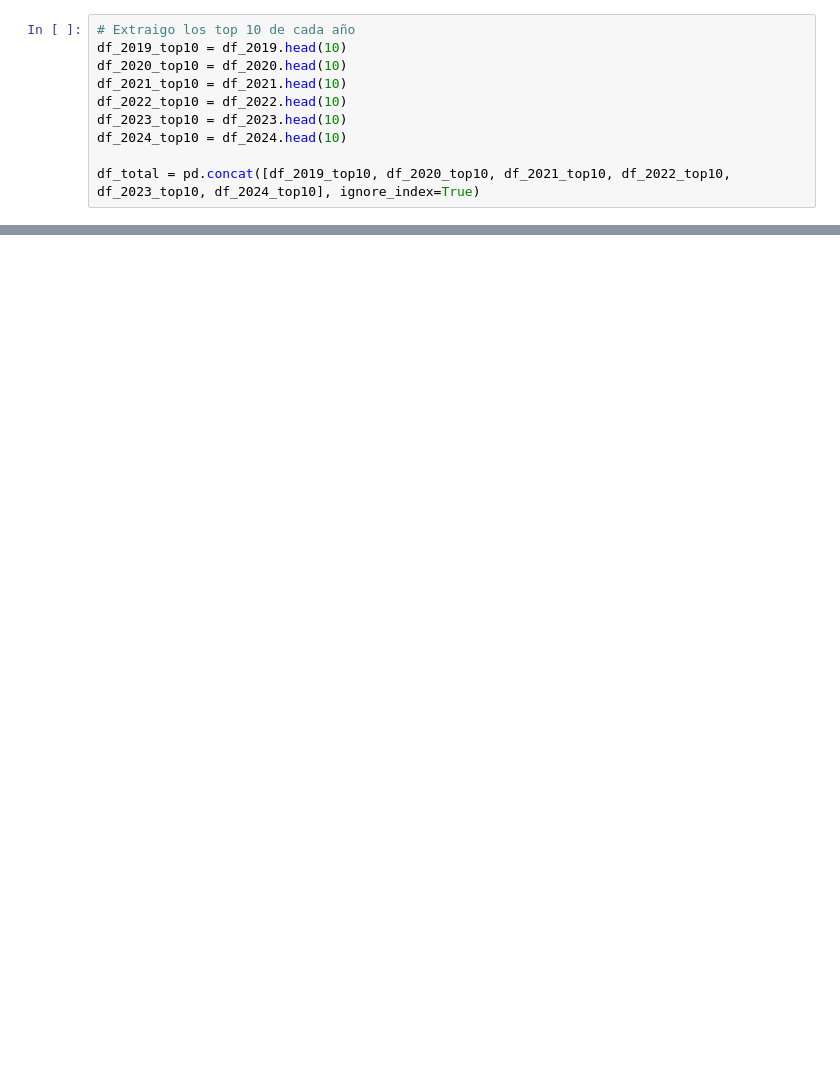
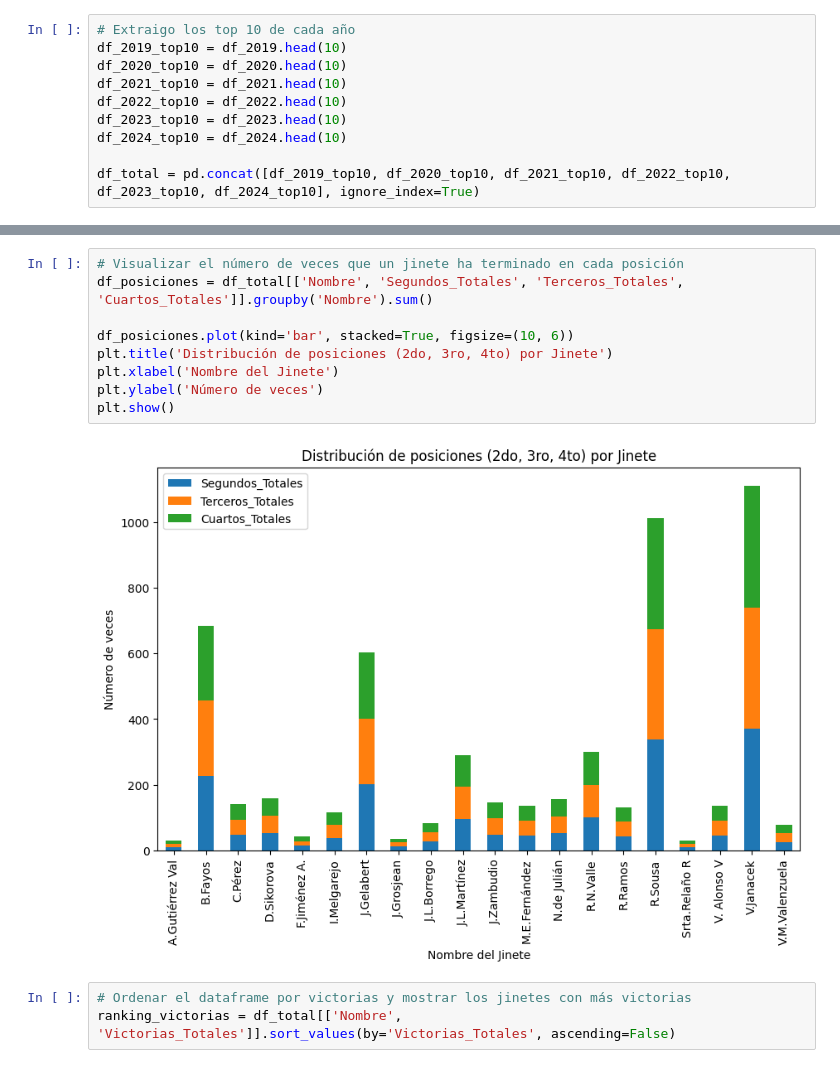
Before and after one commit to NellaCaro/estadisticas_jinetes, a Jupyter notebook: estadistica_jinetes.ipynb, the cells around one changed output, grey strips where cells are left out. Cells and saved outputs as stored; diff of their text form; blank space fills up the shorter version.

```diff
--- a/estadistica_jinetes.ipynb
+++ b/estadistica_jinetes.ipynb
@@ -163,0 +229,14 @@ print(df_total)
+# %%
+# Visualizar el número de veces que un jinete ha terminado en cada posición
+df_posiciones = df_total[['Nombre', 'Segundos_Totales', 'Terceros_Totales', 'Cuartos_Totales']].groupby('Nombre').sum()
+
+df_posiciones.plot(kind='bar', stacked=True, figsize=(10, 6))
+plt.title('Distribución de posiciones (2do, 3ro, 4to) por Jinete')
+plt.xlabel('Nombre del Jinete')
+plt.ylabel('Número de veces')
+plt.show()
+# %% [output]
+[figure, added]
+# %%
+# Ordenar el dataframe por victorias y mostrar los jinetes con más victorias
+ranking_victorias = df_total[['Nombre', 'Victorias_Totales']].sort_values(by='Victorias_Totales', ascending=False)
```
Also changed, not shown: parts of 11 cells of this notebook.
